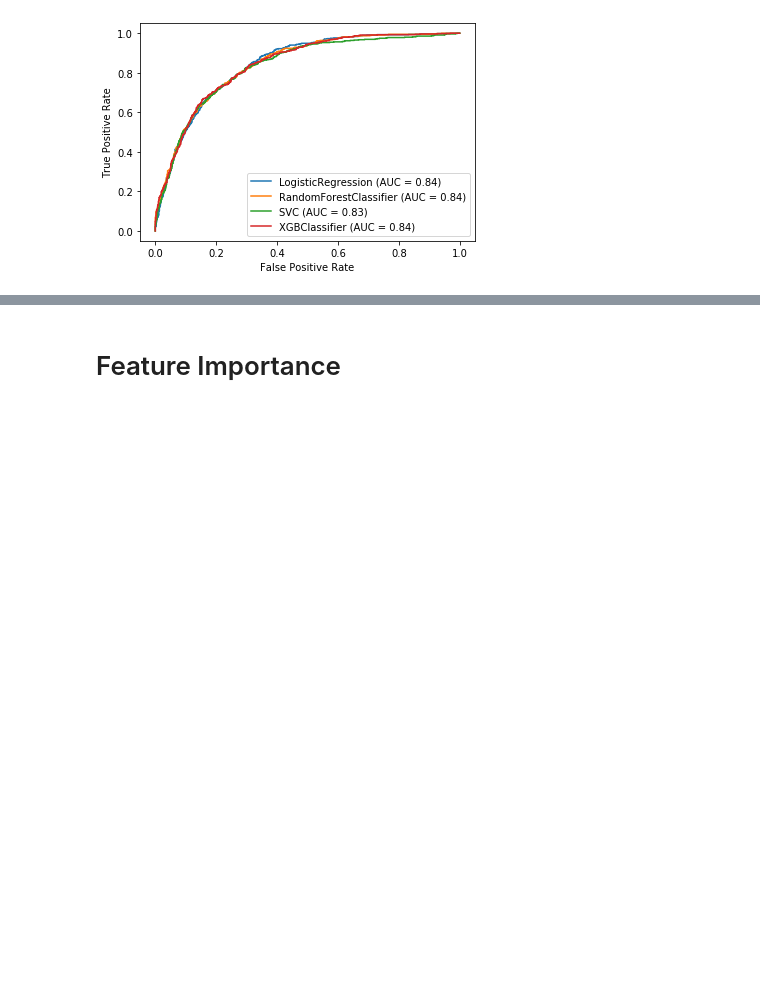
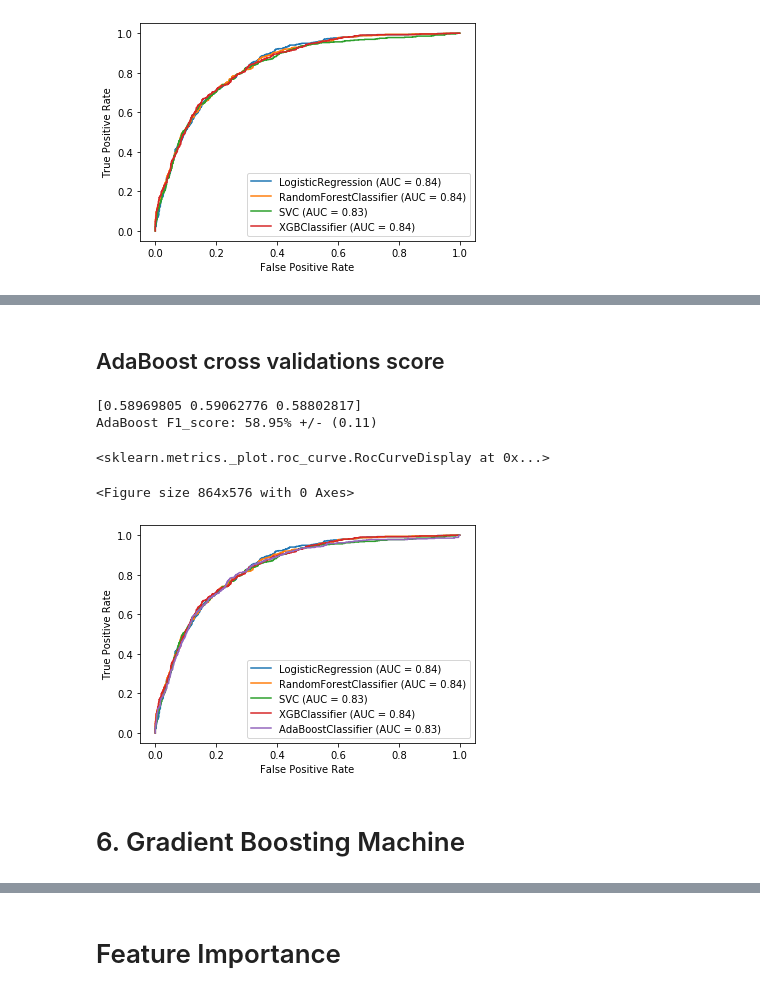
Before and after one commit to fares-ds/Telecom_Customer_Churn_Prediction, a Jupyter notebook: telecom_customer_churn_prediciton_ML.ipynb, the cells around one changed output, grey strips where cells are left out. Drawn from its saved outputs; the diff is of its cells as text; code cells hidden in the pictures; blank space fills up the shorter version.

Commit message:
Building AdaBoost, GBM ==> GBM AUC_score=85%

```diff
--- a/telecom_customer_churn_prediciton_ML.ipynb
+++ b/telecom_customer_churn_prediciton_ML.ipynb
@@ -415,0 +427,8 @@ plot_roc_curve(xgb_clf, X_test, y_test, ax=disp.ax_)
+# %%
+from sklearn.ensemble import AdaBoostClassifier
+
+ada_clf = AdaBoostClassifier()
+ada_clf.fit(X_train, y_train)
+
+print_score(ada_clf, X_train, y_train, X_test, y_test, train=True)
+print_score(ada_clf, X_train, y_train, X_test, y_test, train=False)
@@ -415,0 +453,22 @@ plot_roc_curve(xgb_clf, X_test, y_test, ax=disp.ax_)
+# %% [markdown]
+## AdaBoost cross validations score
+# %%
+scores = cross_val_score(ada_clf, X, y, cv=3, scoring='f1')
+print(scores)
+print(f"AdaBoost F1_score: {scores.mean() * 100:.2f}% +/- ({scores.std() * 100:.2f})")
+# %% [output]
+[0.58969805 0.59062776 0.58802817]
+AdaBoost F1_score: 58.95% +/- (0.11)
+# %%
+plt.figure(figsize=(12, 8))
+disp = plot_roc_curve(lr_classifier, X_test, y_test)
+plot_roc_curve(rf_clf, X_test, y_test, ax=disp.ax_)
+plot_roc_curve(svc, X_test_std, y_test, ax=disp.ax_)
+plot_roc_curve(xgb_clf, X_test, y_test, ax=disp.ax_)
+plot_roc_curve(ada_clf, X_test, y_test, ax=disp.ax_)
+# %% [output]
+<sklearn.metrics._plot.roc_curve.RocCurveDisplay at 0x...>
+<Figure size 864x576 with 0 Axes>
+[figure, added]
+# %% [markdown]
+# 6. Gradient Boosting Machine
```
Also changed, not shown: parts of 22 cells of this notebook.
